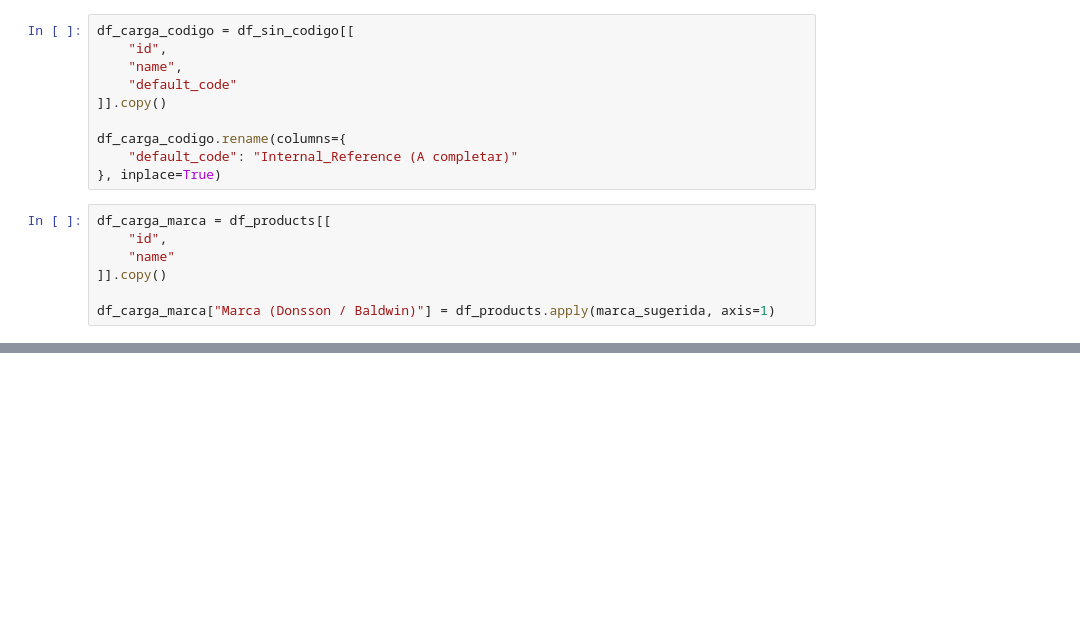
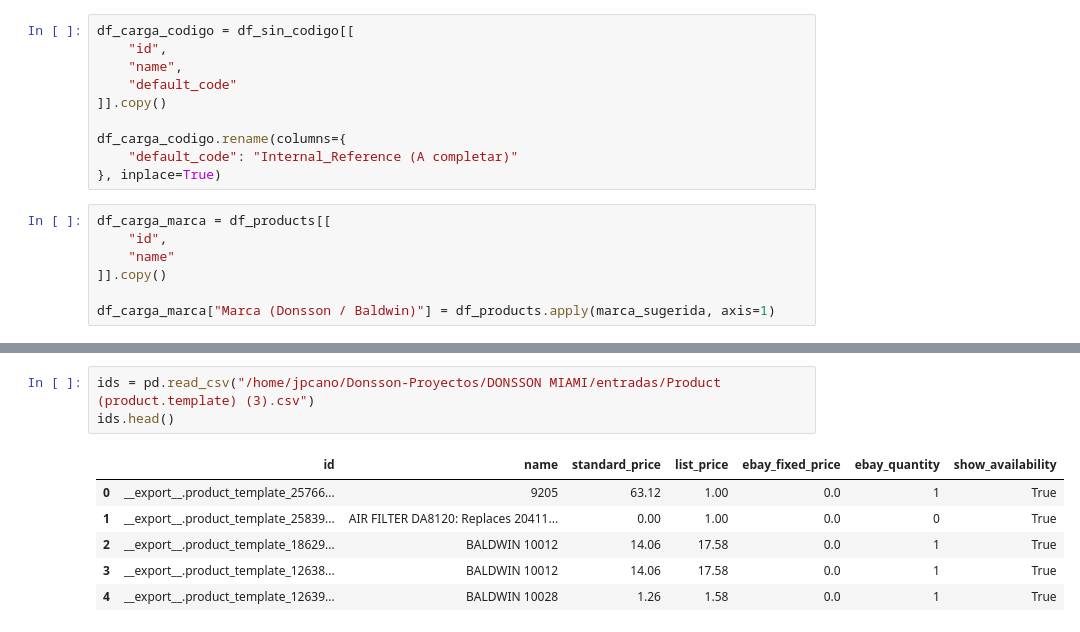
Before and after one commit to Juancanoanalyst/Donsson-Proyectos, a Jupyter notebook: DONSSON MIAMI/ETAPA1.IPYNB, the cells around one changed output, grey strips where cells are left out. Saved outputs shown, nothing was run; the diff lists cells and outputs as text; blank space fills up the shorter version.

```diff
--- a/DONSSON MIAMI/ETAPA1.IPYNB
+++ b/DONSSON MIAMI/ETAPA1.IPYNB
@@ -172,0 +411,10 @@ with pd.ExcelWriter(
+# %%
+ids = pd.read_csv("/home/jpcano/Donsson-Proyectos/DONSSON MIAMI/entradas/Product (product.template) (3).csv")
+ids.head()
+# %% [output]
+|  | id | name | standard_price | list_price | ebay_fixed_price | ebay_quantity | show_availability |
+| 0 | __export__.product_template_25766... | 9205 | 63.12 | 1.00 | 0.0 | 1 | True |
+| 1 | __export__.product_template_25839... | AIR FILTER DA8120: Replaces 20411... | 0.00 | 1.00 | 0.0 | 0 | True |
+| 2 | __export__.product_template_18629... | BALDWIN 10012 | 14.06 | 17.58 | 0.0 | 1 | True |
+| 3 | __export__.product_template_12638... | BALDWIN 10012 | 14.06 | 17.58 | 0.0 | 1 | True |
+| 4 | __export__.product_template_12639... | BALDWIN 10028 | 1.26 | 1.58 | 0.0 | 1 | True |
```
Also changed, not shown: parts of 30 cells of this notebook, 5 other files.
